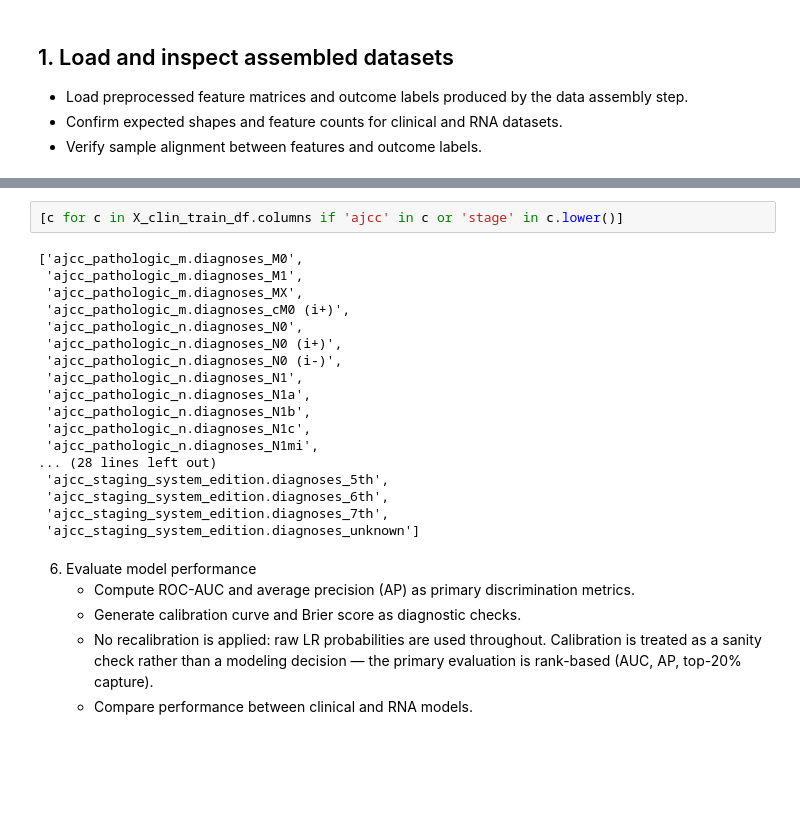
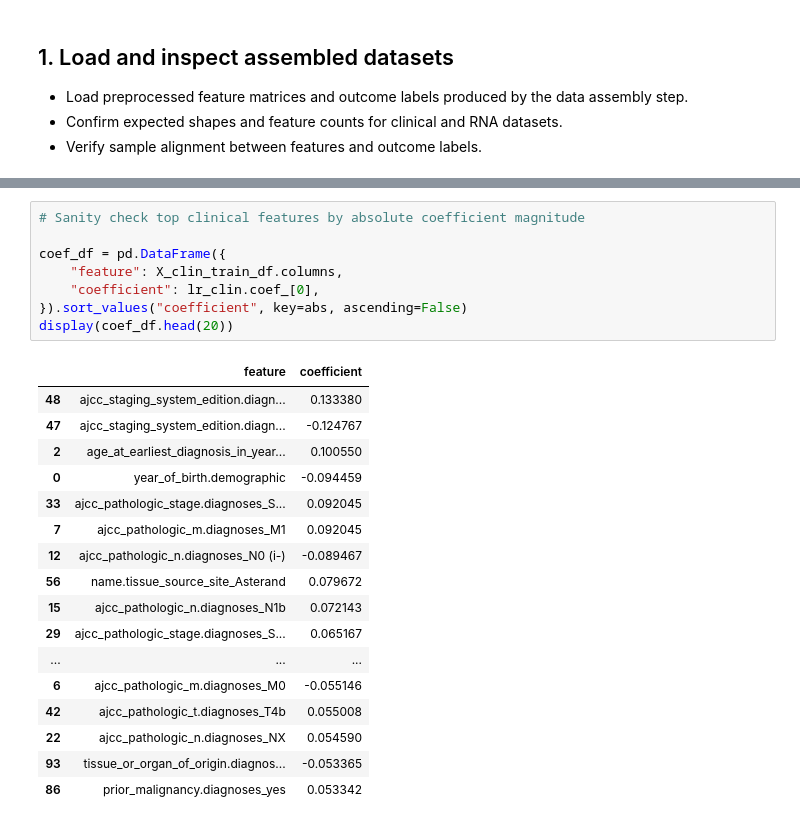
Before and after one commit to dpolioudakis/tcga-multimodal-survival, a Jupyter notebook: notebooks/06_train_baselines.ipynb, the cells around one changed output, grey strips where cells are left out. Drawn from its saved outputs; the diff is of its cells as text; blank space fills up the shorter version.

```diff
--- a/notebooks/06_train_baselines.ipynb
+++ b/notebooks/06_train_baselines.ipynb
@@ -200,27 +318,26 @@ display(results)
 # %%
-[c for c in X_clin_train_df.columns if 'ajcc' in c or 'stage' in c.lower()]
+# Sanity check top clinical features by absolute coefficient magnitude
+
+coef_df = pd.DataFrame({
+    "feature": X_clin_train_df.columns,
+    "coefficient": lr_clin.coef_[0],
+}).sort_values("coefficient", key=abs, ascending=False)
+display(coef_df.head(20))
 # %% [output]
-['ajcc_pathologic_m.diagnoses_M0',
- 'ajcc_pathologic_m.diagnoses_M1',
- 'ajcc_pathologic_m.diagnoses_MX',
- 'ajcc_pathologic_m.diagnoses_cM0 (i+)',
- 'ajcc_pathologic_n.diagnoses_N0',
- 'ajcc_pathologic_n.diagnoses_N0 (i+)',
- 'ajcc_pathologic_n.diagnoses_N0 (i-)',
- 'ajcc_pathologic_n.diagnoses_N1',
- 'ajcc_pathologic_n.diagnoses_N1a',
- 'ajcc_pathologic_n.diagnoses_N1b',
- 'ajcc_pathologic_n.diagnoses_N1c',
- 'ajcc_pathologic_n.diagnoses_N1mi',
-... (28 lines left out)
- 'ajcc_staging_system_edition.diagnoses_5th',
- 'ajcc_staging_system_edition.diagnoses_6th',
- 'ajcc_staging_system_edition.diagnoses_7th',
- 'ajcc_staging_system_edition.diagnoses_unknown']
+|  | feature | coefficient |
+| 48 | ajcc_staging_system_edition.diagn... | 0.133380 |
+| 47 | ajcc_staging_system_edition.diagn... | -0.124767 |
+| 2 | age_at_earliest_diagnosis_in_year... | 0.100550 |
+| 0 | year_of_birth.demographic | -0.094459 |
+| 33 | ajcc_pathologic_stage.diagnoses_S... | 0.092045 |
+| 7 | ajcc_pathologic_m.diagnoses_M1 | 0.092045 |
+| 12 | ajcc_pathologic_n.diagnoses_N0 (i-) | -0.089467 |
+| 56 | name.tissue_source_site_Asterand | 0.079672 |
+| 15 | ajcc_pathologic_n.diagnoses_N1b | 0.072143 |
+| 29 | ajcc_pathologic_stage.diagnoses_S... | 0.065167 |
+| ... | ... | ... |
+| 6 | ajcc_pathologic_m.diagnoses_M0 | -0.055146 |
+| 42 | ajcc_pathologic_t.diagnoses_T4b | 0.055008 |
+| 22 | ajcc_pathologic_n.diagnoses_NX | 0.054590 |
+| 93 | tissue_or_organ_of_origin.diagnos... | -0.053365 |
+| 86 | prior_malignancy.diagnoses_yes | 0.053342 |
-# %% [markdown]
-
-6. Evaluate model performance
-   - Compute ROC-AUC and average precision (AP) as primary discrimination metrics.
-   - Generate calibration curve and Brier score as diagnostic checks.
-   - No recalibration is applied: raw LR probabilities are used throughout. Calibration is treated as a sanity check rather than a modeling decision — the primary evaluation is rank-based (AUC, AP, top-20% capture).
-   - Compare performance between clinical and RNA models.
```
Also changed, not shown: parts of 23 cells of this notebook, 8 other files.
